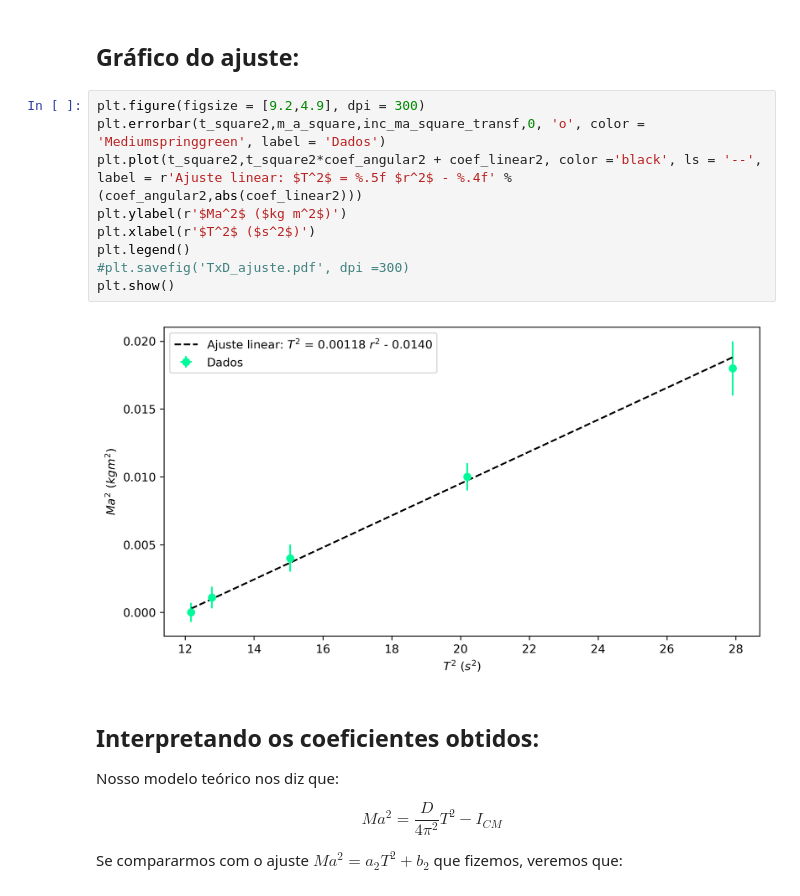
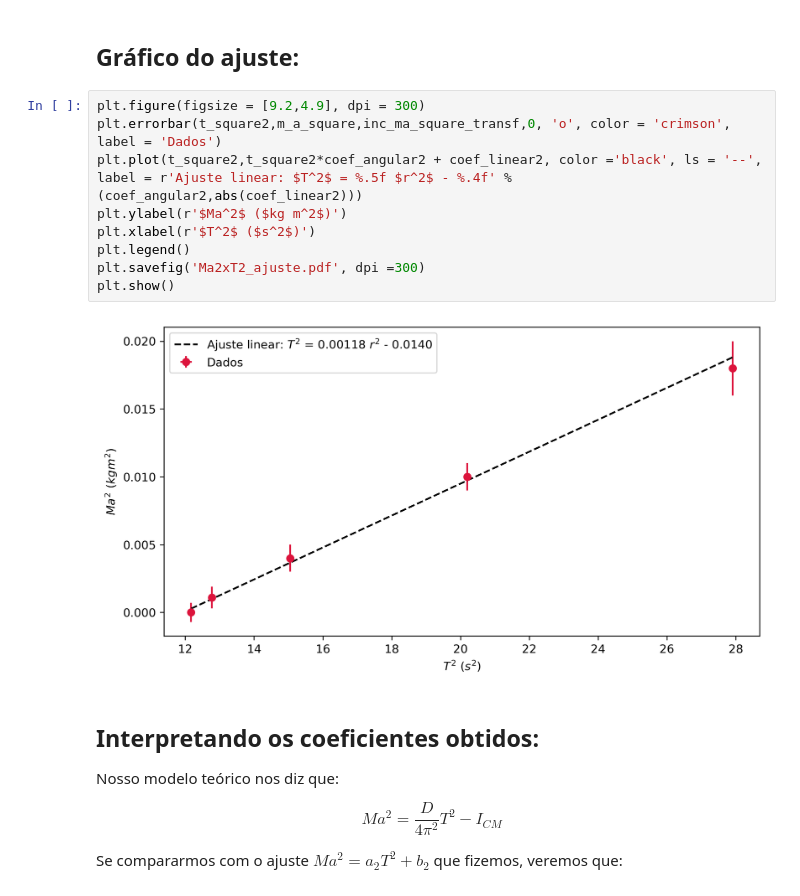
Before and after one commit to viniciusrocca/College_Codes, a Jupyter notebook: Lab_InertiaMoment.ipynb, the cells around one changed output. Cells and saved outputs as stored; diff of their text form.

```diff
--- a/Lab_InertiaMoment.ipynb
+++ b/Lab_InertiaMoment.ipynb
@@ -503,15 +503,15 @@ Coeficiente linear: -0.0140 +- 0.0007 (kg m^2)
 ## Gráfico do ajuste:
 # %%
 plt.figure(figsize = [9.2,4.9], dpi = 300)
-plt.errorbar(t_square2,m_a_square,inc_ma_square_transf,0, 'o', color = 'Mediumspringgreen', label = 'Dados')
+plt.errorbar(t_square2,m_a_square,inc_ma_square_transf,0, 'o', color = 'crimson', label = 'Dados')
 plt.plot(t_square2,t_square2*coef_angular2 + coef_linear2, color ='black', ls = '--', label = r'Ajuste linear: $T^2$ = %.5f $r^2$ - %.4f' % (coef_angular2,abs(coef_linear2)))
 plt.ylabel(r'$Ma^2$ ($kg m^2$)')
 plt.xlabel(r'$T^2$ ($s^2$)')
 plt.legend()
-#plt.savefig('TxD_ajuste.pdf', dpi =300)
+plt.savefig('Ma2xT2_ajuste.pdf', dpi =300)
 plt.show()
 # %% [output]
-[figure, old version]
+[figure, new version]
 # %% [markdown]
 ## Interpretando os coeficientes obtidos:
 
```
Also changed, not shown: parts of 23 cells of this notebook.
